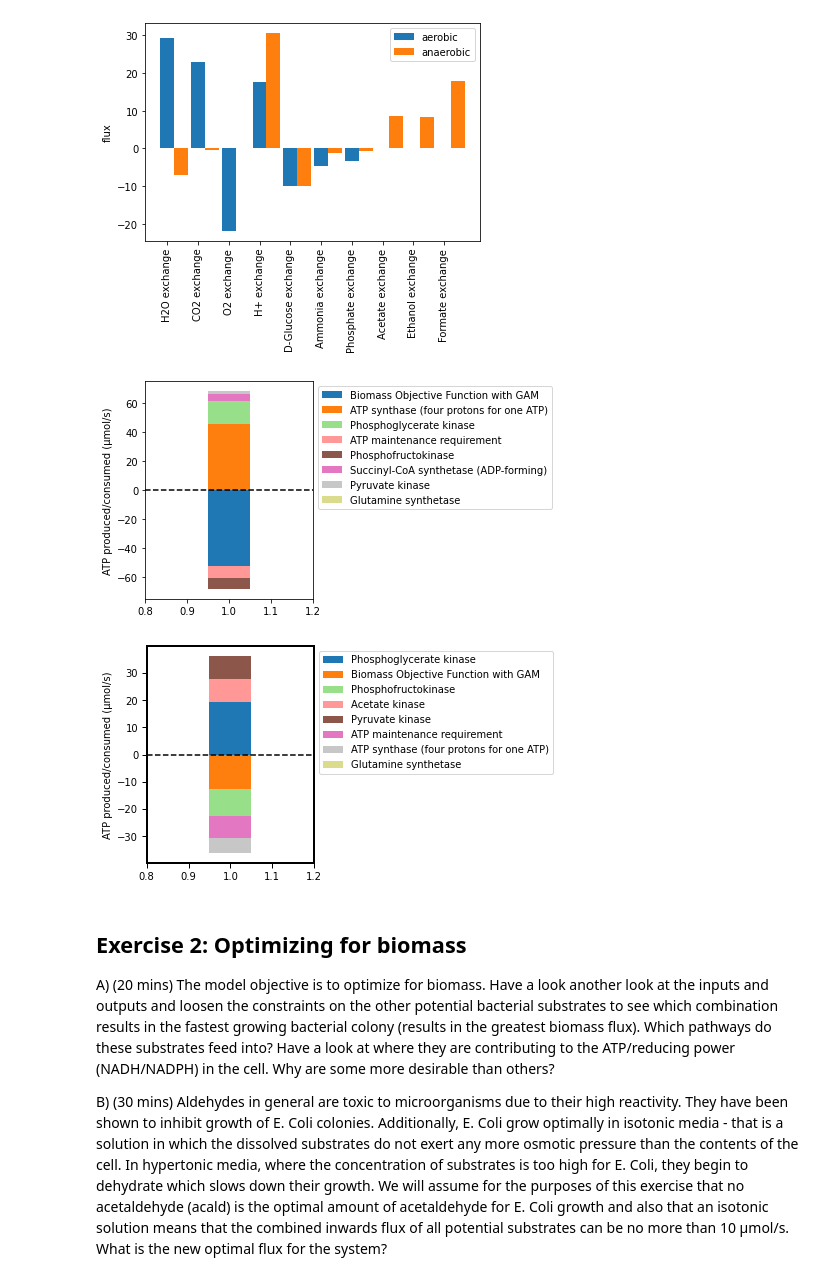
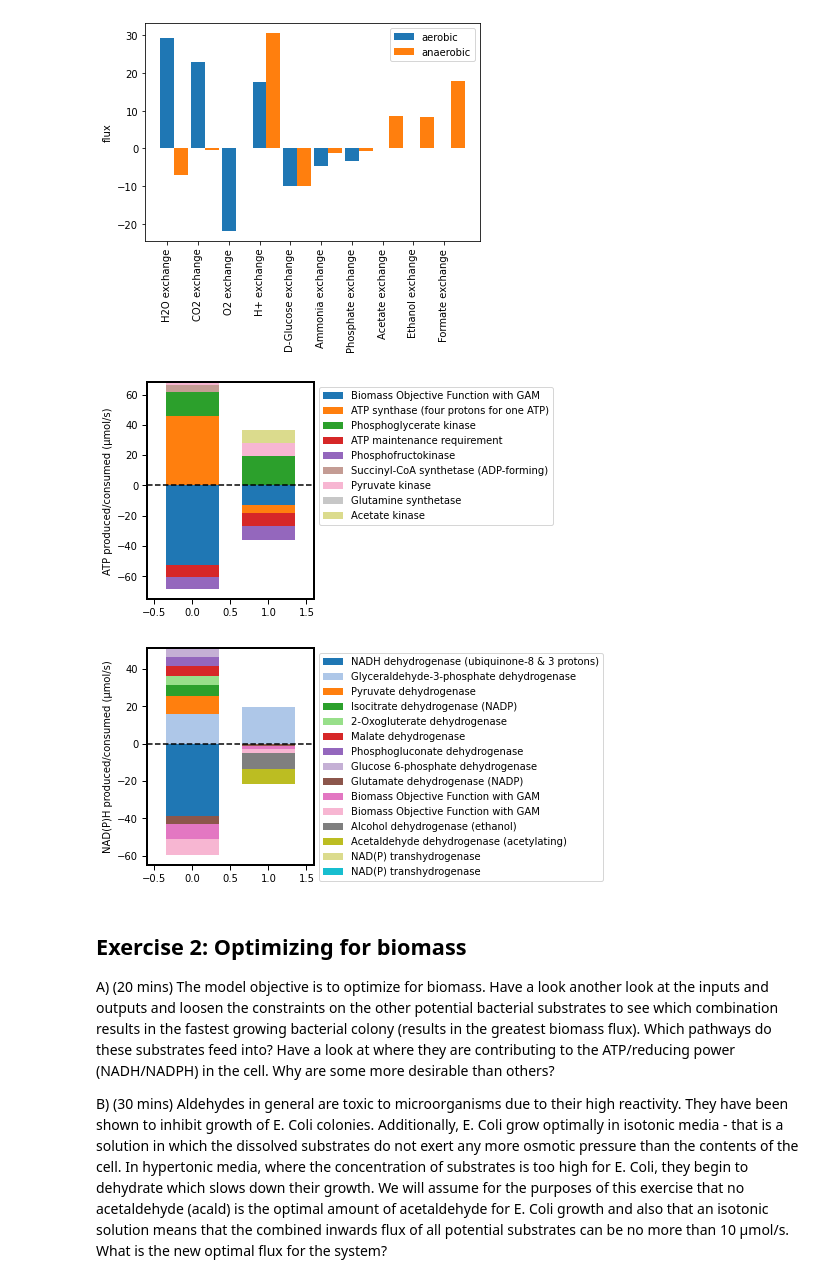
Before and after one commit to sshameer/Intro2FBA_OxfordDTC, a Jupyter notebook: Worksheet.ipynb, the cells around one changed output. Drawn from its saved outputs; the diff is of its cells as text; code cells hidden in the pictures.

```diff
--- a/Worksheet.ipynb
+++ b/Worksheet.ipynb
@@ -169,12 +168,14 @@ Secretion
 plotBoundary(Model,[sol,sol2],solutionNames=['aerobic','anaerobic'])
 # %% [output]
 [figure]
-# %%
-plotATPBudget(Model,sol)
-plotATPBudget(Model,sol2)
-# %% [output]
-[figure, removed]
-[figure, removed]
+# %%
+plotATPBudget(Model,[sol,sol2])
+# %% [output]
+[figure, added]
+# %%
+plotNADBudget(Model,[sol,sol2])
+# %% [output]
+[figure, added]
 # %% [markdown]
 ## Exercise 2: Optimizing for biomass
 A) (20 mins) The model objective is to optimize for biomass. Have a look another look at the inputs and outputs and loosen the constraints on the other potential bacterial substrates to see which combination results in the fastest growing bacterial colony (results in the greatest biomass flux). Which pathways do these substrates feed into? Have a look at where they are contributing to the ATP/reducing power (NADH/NADPH) in the cell. Why are some more desirable than others?
```
Also changed, not shown: parts of 2 cells of this notebook, 1 other file.
